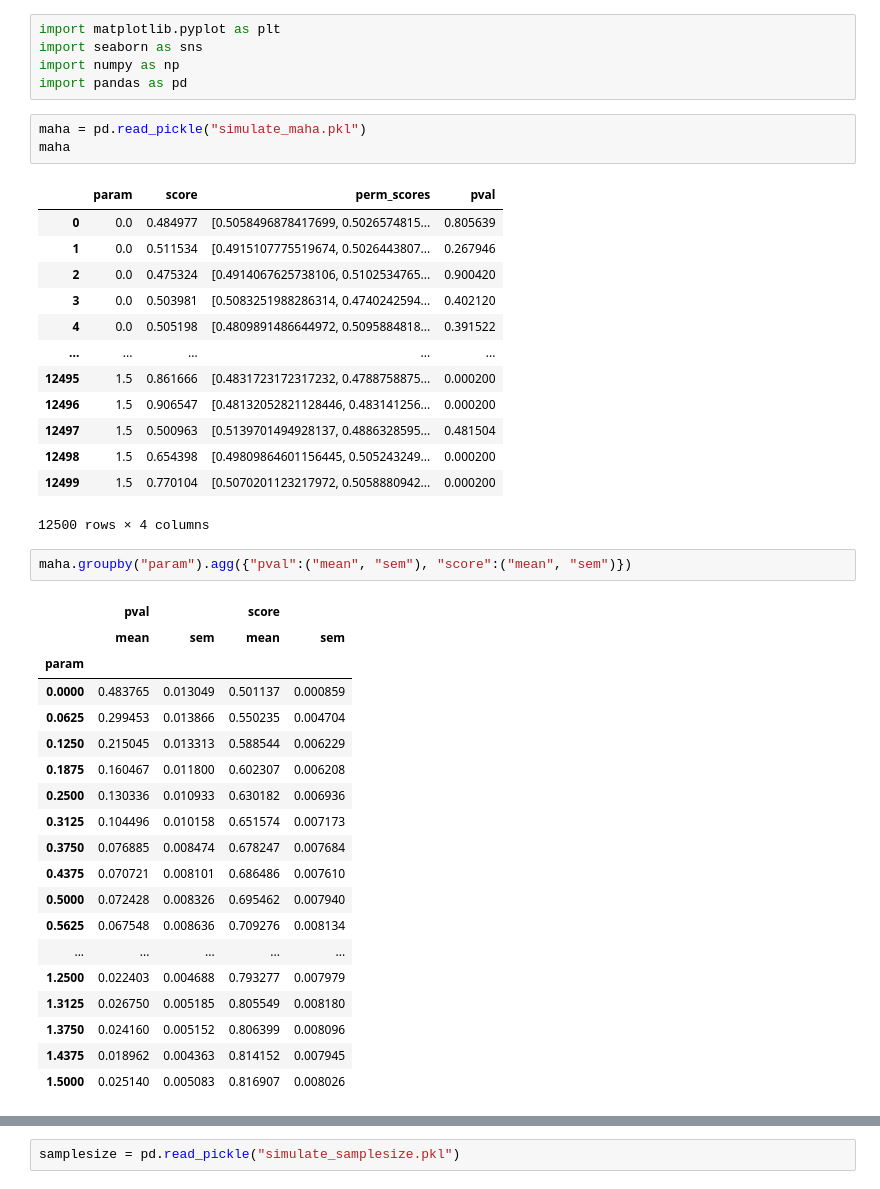
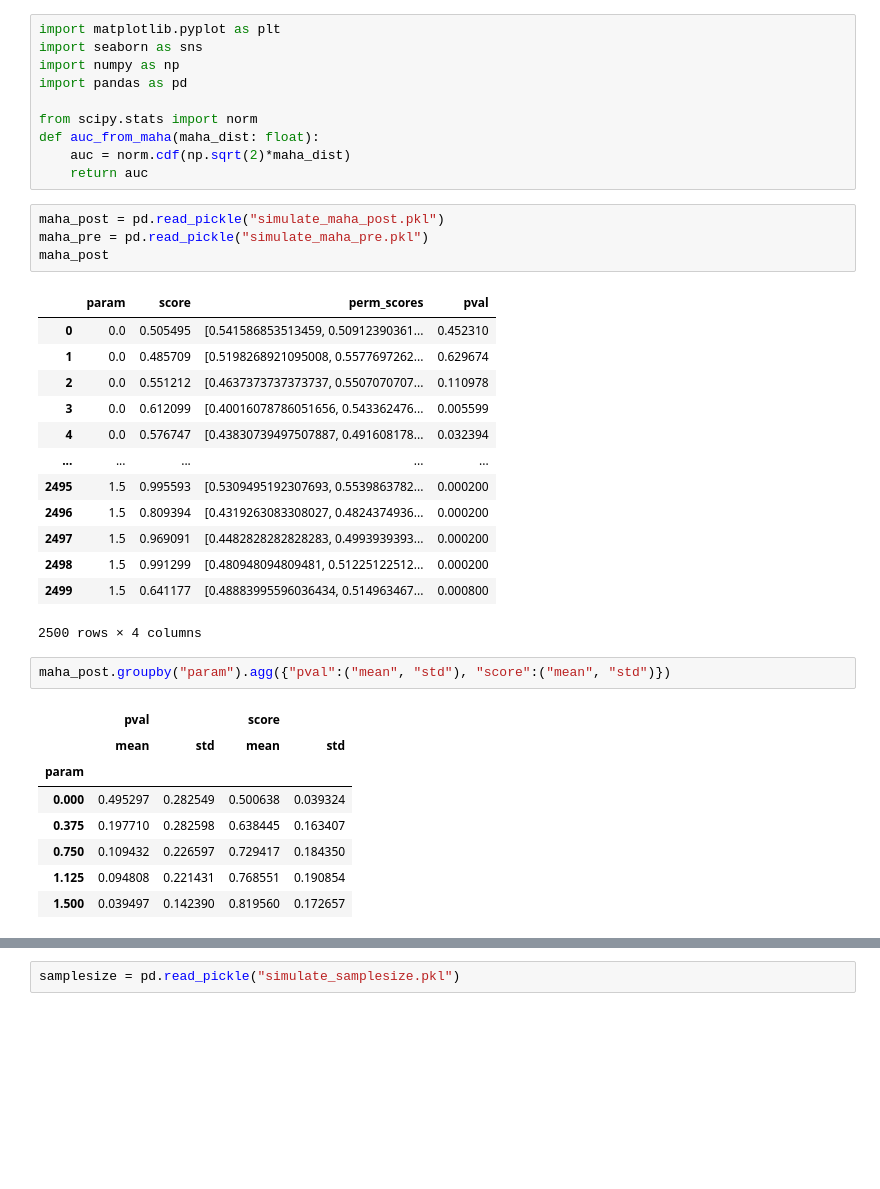
Before and after one commit to jrudoler/permutation-tests, a Jupyter notebook: data_viz.ipynb, the cells around one changed output, grey strips where cells are left out. Cells and saved outputs as stored; diff of their text form; blank space fills up the shorter version.

```diff
--- a/data_viz.ipynb
+++ b/data_viz.ipynb
@@ -3,42 +3,37 @@ import matplotlib.pyplot as plt
 import seaborn as sns
 import numpy as np
 import pandas as pd
+
+from scipy.stats import norm
+def auc_from_maha(maha_dist: float):
+    auc = norm.cdf(np.sqrt(2)*maha_dist)
+    return auc
-# %%
-maha = pd.read_pickle("simulate_maha.pkl")
-maha
-# %% [output]
-|  | param | score | perm_scores | pval |
-| 0 | 0.0 | 0.484977 | [0.5058496878417699, 0.5026574815... | 0.805639 |
-| 1 | 0.0 | 0.511534 | [0.4915107775519674, 0.5026443807... | 0.267946 |
-| 2 | 0.0 | 0.475324 | [0.4914067625738106, 0.5102534765... | 0.900420 |
-| 3 | 0.0 | 0.503981 | [0.5083251988286314, 0.4740242594... | 0.402120 |
-| 4 | 0.0 | 0.505198 | [0.4809891486644972, 0.5095884818... | 0.391522 |
-| ... | ... | ... | ... | ... |
-| 12495 | 1.5 | 0.861666 | [0.4831723172317232, 0.4788758875... | 0.000200 |
-| 12496 | 1.5 | 0.906547 | [0.48132052821128446, 0.483141256... | 0.000200 |
-| 12497 | 1.5 | 0.500963 | [0.5139701494928137, 0.4886328595... | 0.481504 |
-| 12498 | 1.5 | 0.654398 | [0.49809864601156445, 0.505243249... | 0.000200 |
-| 12499 | 1.5 | 0.770104 | [0.5070201123217972, 0.5058880942... | 0.000200 |
-12500 rows × 4 columns
+# %%
+maha_post = pd.read_pickle("simulate_maha_post.pkl")
+maha_pre = pd.read_pickle("simulate_maha_pre.pkl")
+maha_post
+# %% [output]
+|  | param | score | perm_scores | pval |
+| 0 | 0.0 | 0.505495 | [0.541586853513459, 0.50912390361... | 0.452310 |
+| 1 | 0.0 | 0.485709 | [0.5198268921095008, 0.5577697262... | 0.629674 |
+| 2 | 0.0 | 0.551212 | [0.4637373737373737, 0.5507070707... | 0.110978 |
+| 3 | 0.0 | 0.612099 | [0.40016078786051656, 0.543362476... | 0.005599 |
+| 4 | 0.0 | 0.576747 | [0.43830739497507887, 0.491608178... | 0.032394 |
+| ... | ... | ... | ... | ... |
+| 2495 | 1.5 | 0.995593 | [0.5309495192307693, 0.5539863782... | 0.000200 |
+| 2496 | 1.5 | 0.809394 | [0.4319263083308027, 0.4824374936... | 0.000200 |
+| 2497 | 1.5 | 0.969091 | [0.4482828282828283, 0.4993939393... | 0.000200 |
+| 2498 | 1.5 | 0.991299 | [0.480948094809481, 0.51225122512... | 0.000200 |
+| 2499 | 1.5 | 0.641177 | [0.48883995596036434, 0.514963467... | 0.000800 |
+2500 rows × 4 columns
 # %%
-maha.groupby("param").agg({"pval":("mean", "sem"), "score":("mean", "sem")})
+maha_post.groupby("param").agg({"pval":("mean", "std"), "score":("mean", "std")})
 # %% [output]
 |  | pval |  | score |  |
-|  | mean | sem | mean | sem |
+|  | mean | std | mean | std |
 | param |  |  |  |  |
-| 0.0000 | 0.483765 | 0.013049 | 0.501137 | 0.000859 |
-| 0.0625 | 0.299453 | 0.013866 | 0.550235 | 0.004704 |
-| 0.1250 | 0.215045 | 0.013313 | 0.588544 | 0.006229 |
-| 0.1875 | 0.160467 | 0.011800 | 0.602307 | 0.006208 |
-| 0.2500 | 0.130336 | 0.010933 | 0.630182 | 0.006936 |
-| 0.3125 | 0.104496 | 0.010158 | 0.651574 | 0.007173 |
-| 0.3750 | 0.076885 | 0.008474 | 0.678247 | 0.007684 |
-| 0.4375 | 0.070721 | 0.008101 | 0.686486 | 0.007610 |
-| 0.5000 | 0.072428 | 0.008326 | 0.695462 | 0.007940 |
-| 0.5625 | 0.067548 | 0.008636 | 0.709276 | 0.008134 |
-| ... | ... | ... | ... | ... |
-| 1.2500 | 0.022403 | 0.004688 | 0.793277 | 0.007979 |
-| 1.3125 | 0.026750 | 0.005185 | 0.805549 | 0.008180 |
-| 1.3750 | 0.024160 | 0.005152 | 0.806399 | 0.008096 |
-| 1.4375 | 0.018962 | 0.004363 | 0.814152 | 0.007945 |
-| 1.5000 | 0.025140 | 0.005083 | 0.816907 | 0.008026 |
+| 0.000 | 0.495297 | 0.282549 | 0.500638 | 0.039324 |
+| 0.375 | 0.197710 | 0.282598 | 0.638445 | 0.163407 |
+| 0.750 | 0.109432 | 0.226597 | 0.729417 | 0.184350 |
+| 1.125 | 0.094808 | 0.221431 | 0.768551 | 0.190854 |
+| 1.500 | 0.039497 | 0.142390 | 0.819560 | 0.172657 |
```
Also changed, not shown: parts of 16 cells of this notebook, 3 other files.
